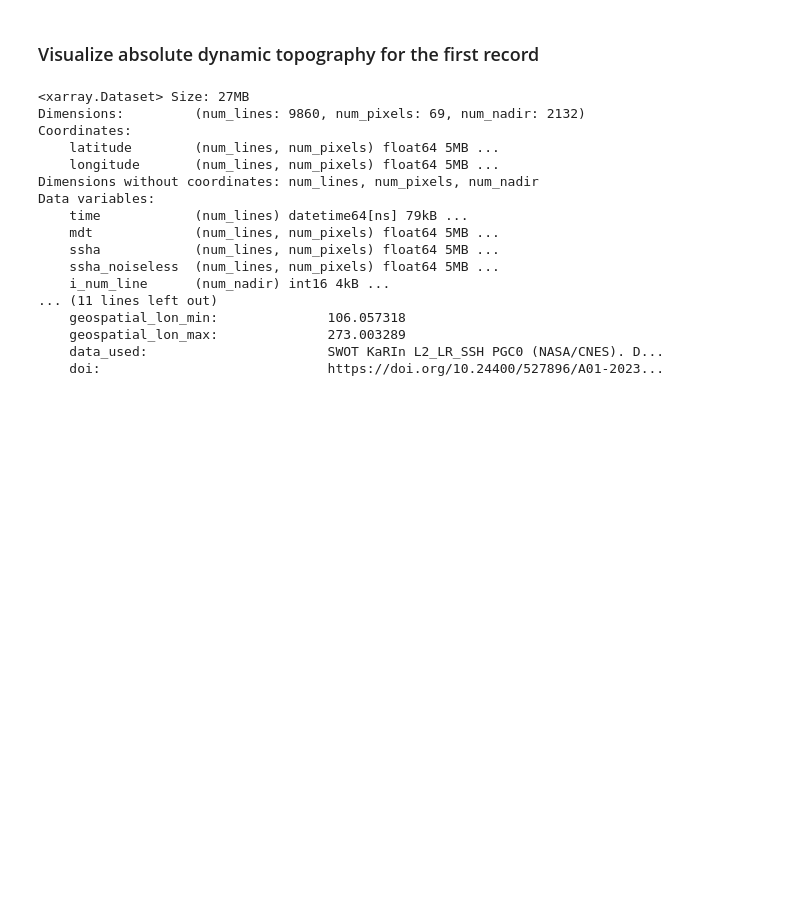
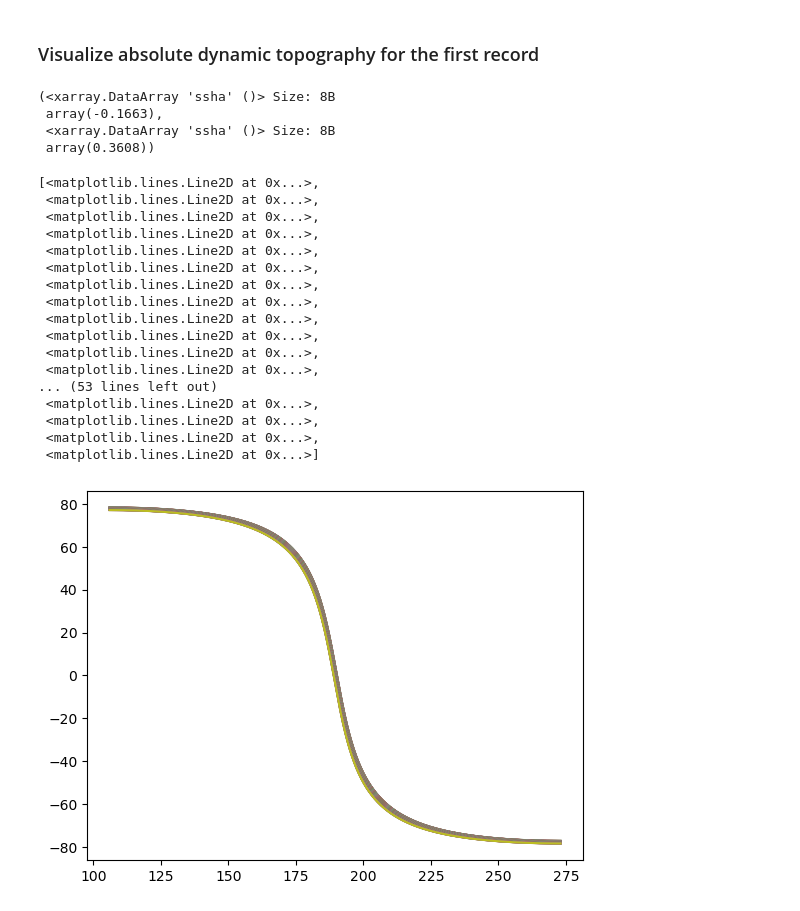
Before and after one commit to oceanhackweek/ohw24_proj_upSSH_us, a Jupyter notebook: contributor_folders/team_member_2/SWOTL3_dataprep.ipynb, the cells around one changed output. Saved outputs shown, nothing was run; the diff lists cells and outputs as text; code cells hidden in the pictures; blank space fills up the shorter version.

Commit message:
updated swot level 3 access

```diff
--- a/contributor_folders/team_member_2/SWOTL3_dataprep.ipynb
+++ b/contributor_folders/team_member_2/SWOTL3_dataprep.ipynb
@@ -33,22 +33,36 @@ data_files = glob.glob(data_dir)
 ### Visualize absolute dynamic topography for the first record
 # %%
 ds = xr.open_dataset(data_files[-2])
-ds
+ds2=ds.drop_dims('num_nadir')
-# %% [output]
-<xarray.Dataset> Size: 27MB
-Dimensions:         (num_lines: 9860, num_pixels: 69, num_nadir: 2132)
-Coordinates:
-    latitude        (num_lines, num_pixels) float64 5MB ...
-    longitude       (num_lines, num_pixels) float64 5MB ...
-Dimensions without coordinates: num_lines, num_pixels, num_nadir
-Data variables:
-    time            (num_lines) datetime64[ns] 79kB ...
-    mdt             (num_lines, num_pixels) float64 5MB ...
-    ssha            (num_lines, num_pixels) float64 5MB ...
-    ssha_noiseless  (num_lines, num_pixels) float64 5MB ...
-    i_num_line      (num_nadir) int16 4kB ...
-... (11 lines left out)
-    geospatial_lon_min:              106.057318
-    geospatial_lon_max:              273.003289
-    data_used:                       SWOT KaRIn L2_LR_SSH PGC0 (NASA/CNES). D...
-    doi:                             https://doi.org/10.24400/527896/A01-2023...
+# %%
+ds2['ssha'].min(), ds2['ssha'].max()
+# %% [output]
+(<xarray.DataArray 'ssha' ()> Size: 8B
+ array(-0.1663),
+ <xarray.DataArray 'ssha' ()> Size: 8B
+ array(0.3608))
+# %%
+plt.plot(
+    ds2['longitude'].values,
+    ds2['latitude'].values,
+    data = ds2['ssha'].values,
+)
+# %% [output]
+[<matplotlib.lines.Line2D at 0x...>,
+ <matplotlib.lines.Line2D at 0x...>,
+ <matplotlib.lines.Line2D at 0x...>,
+ <matplotlib.lines.Line2D at 0x...>,
+ <matplotlib.lines.Line2D at 0x...>,
+ <matplotlib.lines.Line2D at 0x...>,
+ <matplotlib.lines.Line2D at 0x...>,
+ <matplotlib.lines.Line2D at 0x...>,
+ <matplotlib.lines.Line2D at 0x...>,
+ <matplotlib.lines.Line2D at 0x...>,
+ <matplotlib.lines.Line2D at 0x...>,
+ <matplotlib.lines.Line2D at 0x...>,
+... (53 lines left out)
+ <matplotlib.lines.Line2D at 0x...>,
+ <matplotlib.lines.Line2D at 0x...>,
+ <matplotlib.lines.Line2D at 0x...>,
+ <matplotlib.lines.Line2D at 0x...>]
+[figure, added]
```
Also changed, not shown: parts of 5 cells of this notebook.
